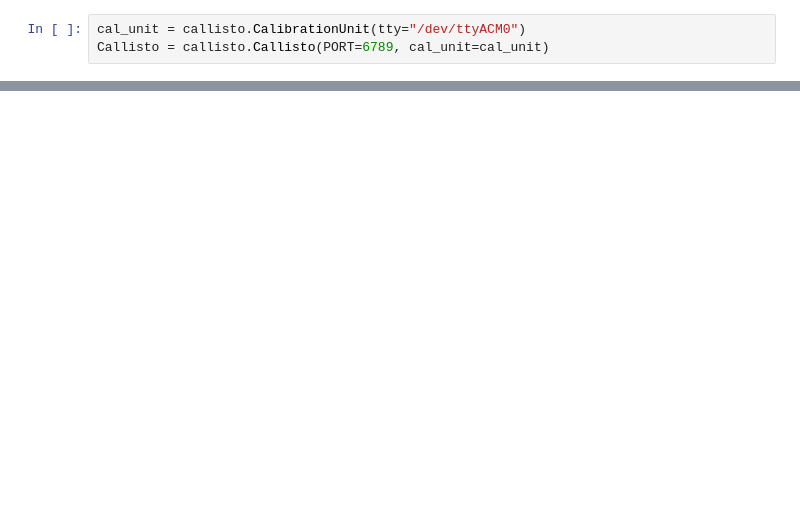
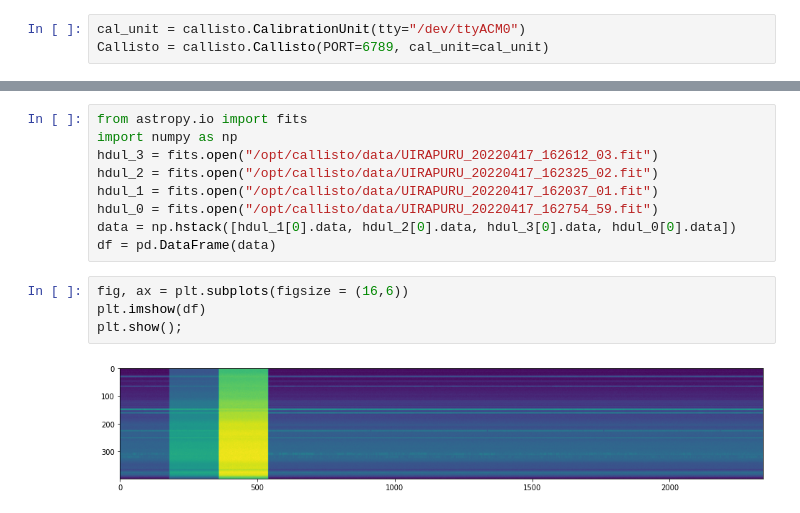
Before and after one commit to TrellixVulnTeam/callisto_JY2V, a Jupyter notebook: docs/Callisto_Controll.ipynb, the cells around one changed output, grey strips where cells are left out. Cells and saved outputs as stored; diff of their text form; blank space fills up the shorter version.

```diff
--- a/docs/Callisto_Controll.ipynb
+++ b/docs/Callisto_Controll.ipynb
@@ -77,0 +83,15 @@ ERROR:root:do_callisto Caught exception Waited too long for host
+# %%
+from astropy.io import fits
+import numpy as np
+hdul_3 = fits.open("/opt/callisto/data/UIRAPURU_20220417_162612_03.fit")
+hdul_2 = fits.open("/opt/callisto/data/UIRAPURU_20220417_162325_02.fit")
+hdul_1 = fits.open("/opt/callisto/data/UIRAPURU_20220417_162037_01.fit")
+hdul_0 = fits.open("/opt/callisto/data/UIRAPURU_20220417_162754_59.fit")
+data = np.hstack([hdul_1[0].data, hdul_2[0].data, hdul_3[0].data, hdul_0[0].data])
+df = pd.DataFrame(data)
+# %%
+fig, ax = plt.subplots(figsize = (16,6))
+plt.imshow(df)
+plt.show();
+# %% [output]
+[figure, added]
```
Also changed, not shown: parts of 22 cells of this notebook, 2 other files.
